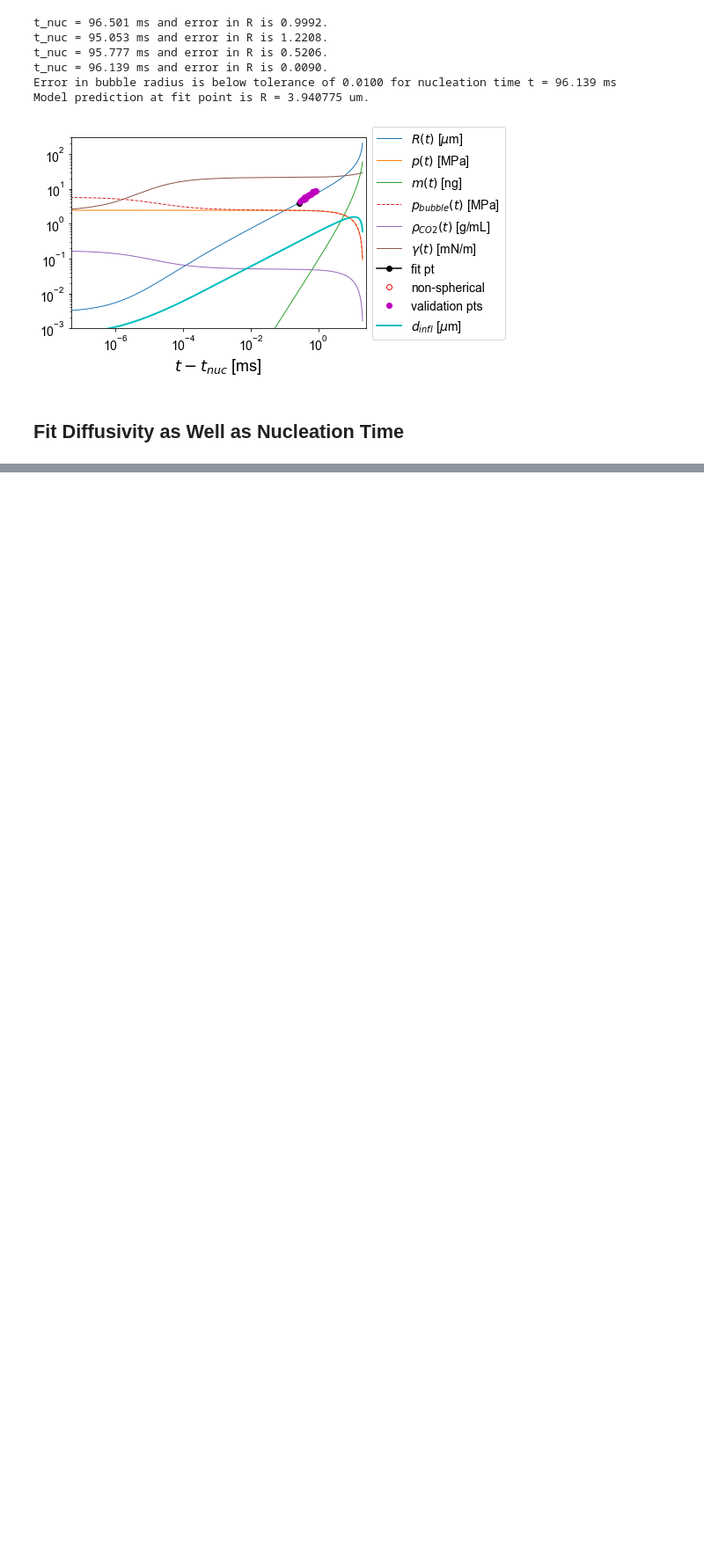
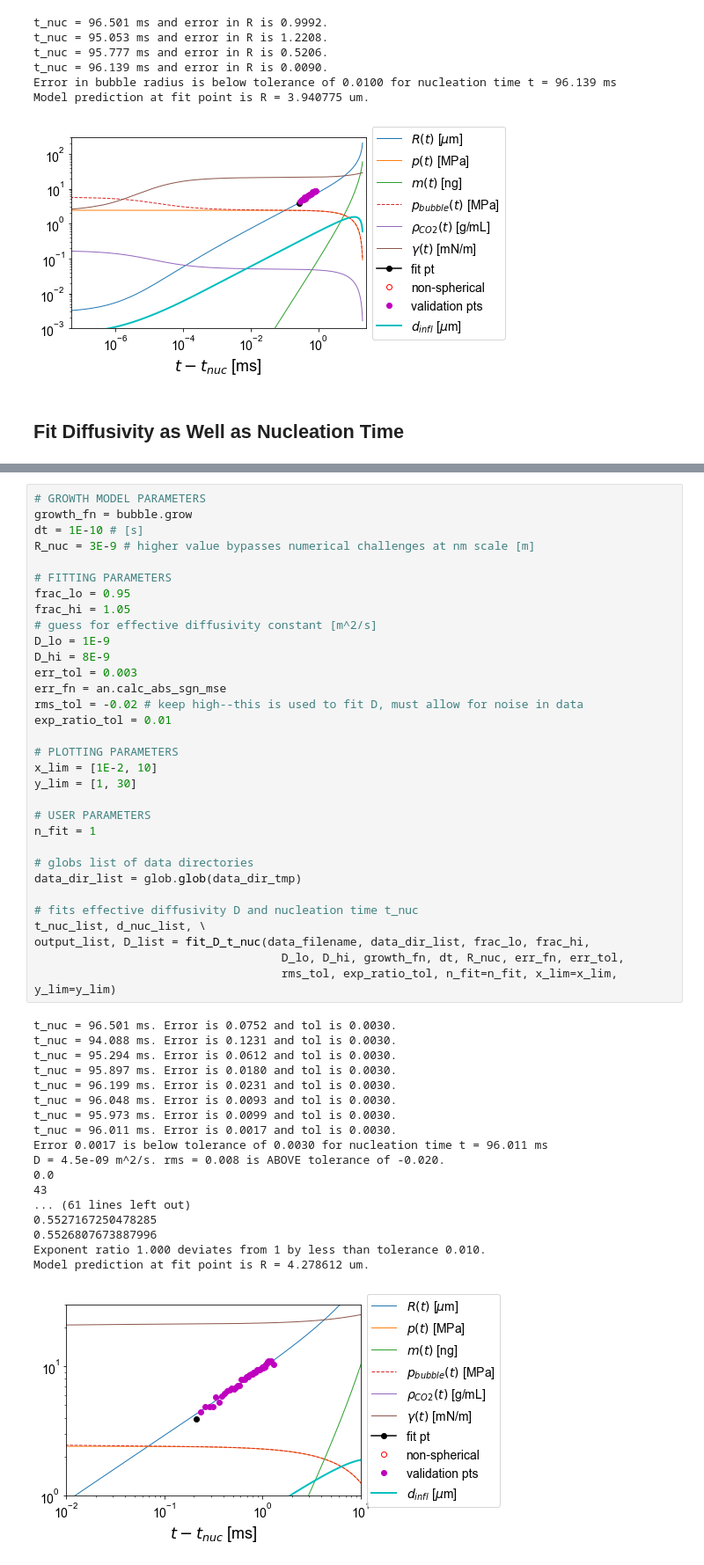
Before and after one commit to andylitalo/bubble-growth, a Jupyter notebook: notebooks/20211202_72bar_eda.ipynb, the cells around one changed output, grey strips where cells are left out. Shown at 88% size. Cells and saved outputs as stored; diff of their text form; blank space fills up the shorter version.

```diff
--- a/notebooks/20211202_72bar_eda.ipynb
+++ b/notebooks/20211202_72bar_eda.ipynb
@@ -404,0 +716,51 @@ Model prediction at fit point is R = 4.144758 um.
+# %%
+# GROWTH MODEL PARAMETERS
+growth_fn = bubble.grow
+dt = 1E-10 # [s]
+R_nuc = 3E-9 # higher value bypasses numerical challenges at nm scale [m]
+
+# FITTING PARAMETERS
+frac_lo = 0.95
+frac_hi = 1.05
+# guess for effective diffusivity constant [m^2/s]
+D_lo = 1E-9
+D_hi = 8E-9
+err_tol = 0.003
+err_fn = an.calc_abs_sgn_mse
+rms_tol = -0.02 # keep high--this is used to fit D, must allow for noise in data
+exp_ratio_tol = 0.01
+
+# PLOTTING PARAMETERS
+x_lim = [1E-2, 10]
+y_lim = [1, 30]
+
+# USER PARAMETERS
+n_fit = 1
+
+# globs list of data directories
+data_dir_list = glob.glob(data_dir_tmp)
+
+# fits effective diffusivity D and nucleation time t_nuc
+t_nuc_list, d_nuc_list, \
+output_list, D_list = fit_D_t_nuc(data_filename, data_dir_list, frac_lo, frac_hi,
+                                    D_lo, D_hi, growth_fn, dt, R_nuc, err_fn, err_tol,
+                                    rms_tol, exp_ratio_tol, n_fit=n_fit, x_lim=x_lim, y_lim=y_lim)
+# %% [output]
+t_nuc = 96.501 ms. Error is 0.0752 and tol is 0.0030.
+t_nuc = 94.088 ms. Error is 0.1231 and tol is 0.0030.
+t_nuc = 95.294 ms. Error is 0.0612 and tol is 0.0030.
+t_nuc = 95.897 ms. Error is 0.0180 and tol is 0.0030.
+t_nuc = 96.199 ms. Error is 0.0231 and tol is 0.0030.
+t_nuc = 96.048 ms. Error is 0.0093 and tol is 0.0030.
+t_nuc = 95.973 ms. Error is 0.0099 and tol is 0.0030.
+t_nuc = 96.011 ms. Error is 0.0017 and tol is 0.0030.
+Error 0.0017 is below tolerance of 0.0030 for nucleation time t = 96.011 ms
+D = 4.5e-09 m^2/s. rms = 0.008 is ABOVE tolerance of -0.020.
+0.0
+43
+... (61 lines left out)
+0.5527167250478285
+0.5526807673887996
+Exponent ratio 1.000 deviates from 1 by less than tolerance 0.010.
+Model prediction at fit point is R = 4.278612 um.
+[figure, added]
```
Also changed, not shown: parts of 9 cells of this notebook.
